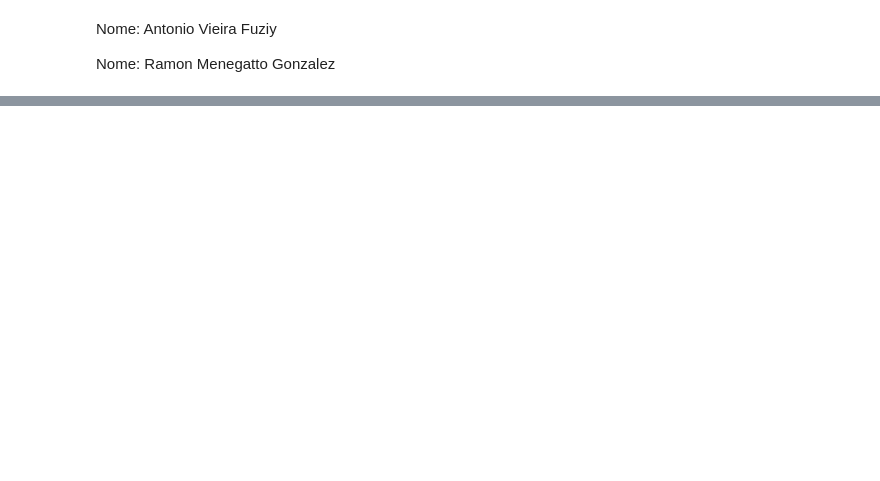
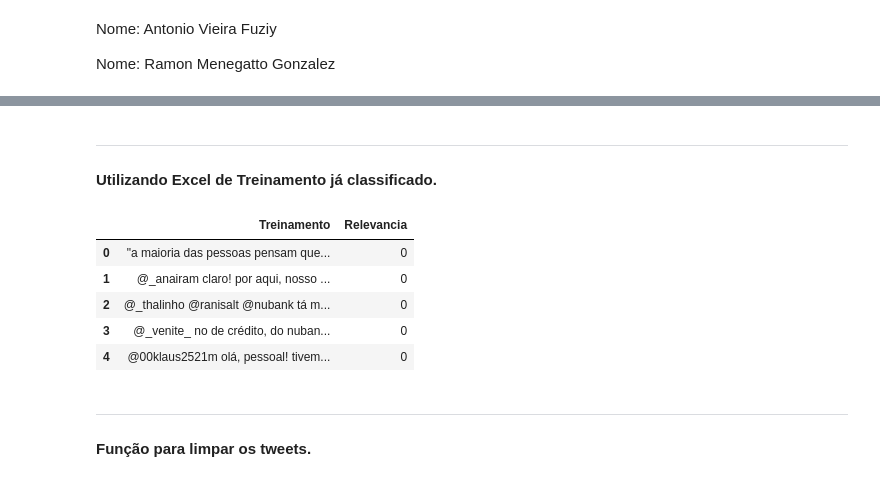
Before and after one commit to AntonioFuziy/Projeto2_DataScience, a Jupyter notebook: Projeto2.ipynb, the cells around one changed output, grey strips where cells are left out. Cells and saved outputs as stored; diff of their text form; code cells hidden in the pictures; blank space fills up the shorter version.

```diff
--- a/Projeto2.ipynb
+++ b/Projeto2.ipynb
@@ -131,0 +46,5 @@ Os trabalhos vão evoluir em conceito dependendo da quantidade de itens avançad
+# %% [markdown]
+___
+#### Utilizando Excel de Treinamento já classificado.
+# %%
+df = pd.read_excel('Nubank.xlsx')
@@ -131,0 +54,12 @@ Os trabalhos vão evoluir em conceito dependendo da quantidade de itens avançad
+# %%
+df.head()
+# %% [output]
+|  | Treinamento | Relevancia |
+| 0 | "a maioria das pessoas pensam que... | 0 |
+| 1 | @_anairam claro! por aqui, nosso ... | 0 |
+| 2 | @_thalinho @ranisalt @nubank tá m... | 0 |
+| 3 | @_venite_ no de crédito, do nuban... | 0 |
+| 4 | @00klaus2521m olá, pessoal! tivem... | 0 |
+# %% [markdown]
+___
+#### Função para limpar os tweets.
```
Also changed, not shown: parts of 89 cells of this notebook.
